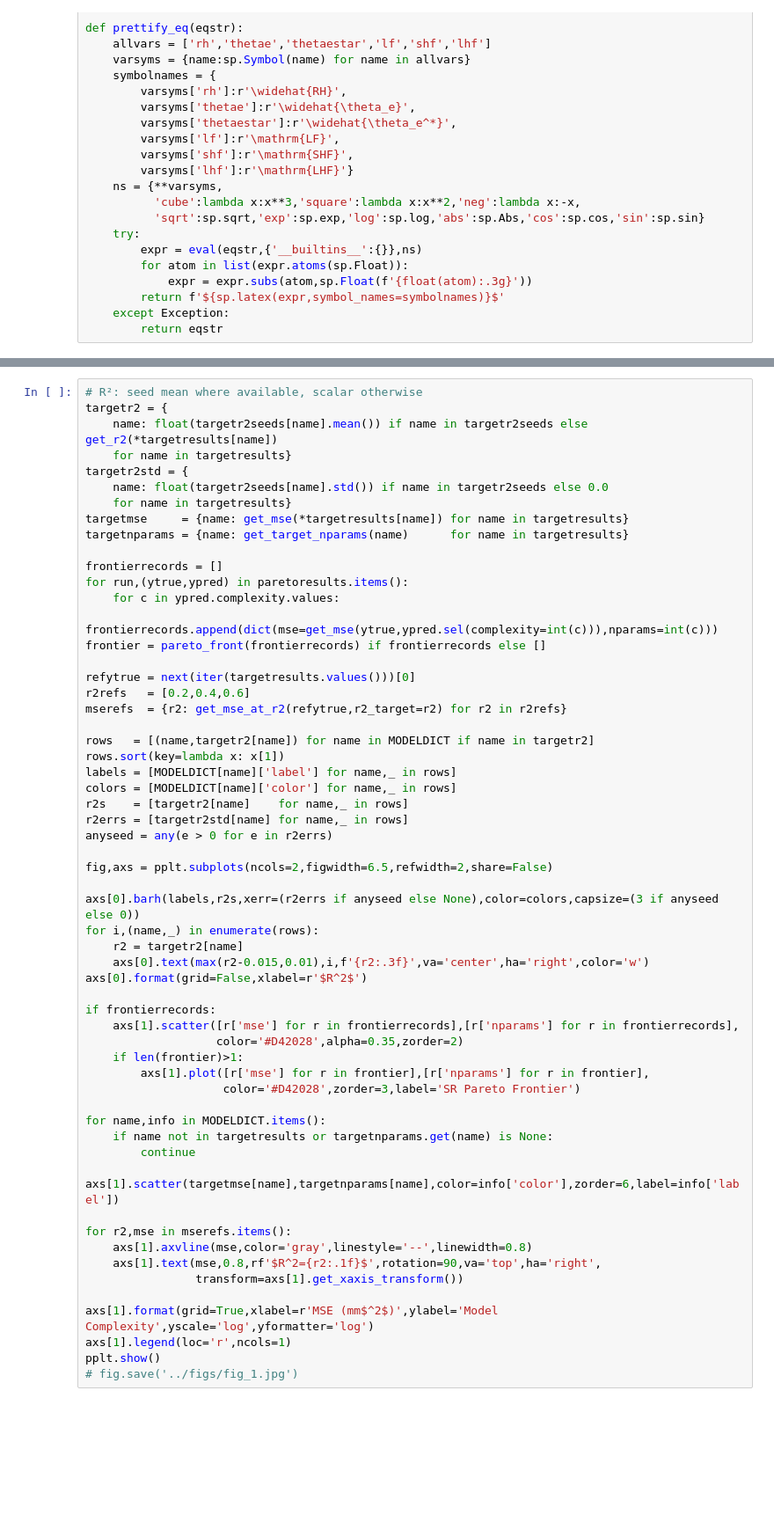
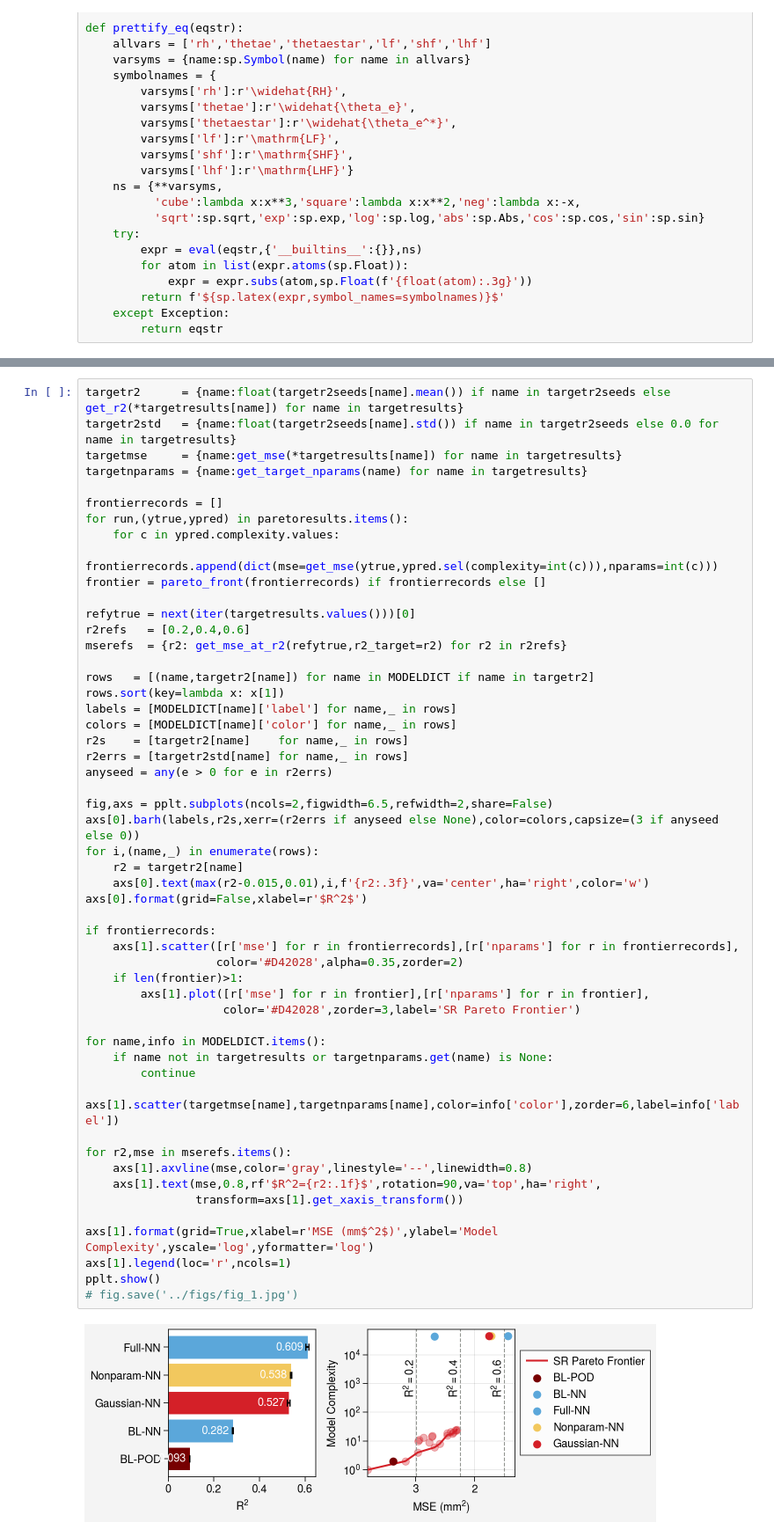
Before and after one commit to savannahferretti/monsoon-discovery, a Jupyter notebook: notebooks/pareto.ipynb, the cells around one changed output, grey strips where cells are left out. Shown at 88% size. Drawn from its saved outputs; the diff is of its cells as text; blank space fills up the shorter version.

```diff
--- a/notebooks/pareto.ipynb
+++ b/notebooks/pareto.ipynb
@@ -164,13 +168,8 @@ print(f'Pareto runs loaded:   {len(paretoresults)}')
 # %%
-# R²: seed mean where available, scalar otherwise
-targetr2 = {
-    name: float(targetr2seeds[name].mean()) if name in targetr2seeds else get_r2(*targetresults[name])
-    for name in targetresults}
-targetr2std = {
-    name: float(targetr2seeds[name].std()) if name in targetr2seeds else 0.0
-    for name in targetresults}
-targetmse     = {name: get_mse(*targetresults[name]) for name in targetresults}
-targetnparams = {name: get_target_nparams(name)      for name in targetresults}
+targetr2      = {name:float(targetr2seeds[name].mean()) if name in targetr2seeds else get_r2(*targetresults[name]) for name in targetresults}
+targetr2std   = {name:float(targetr2seeds[name].std()) if name in targetr2seeds else 0.0 for name in targetresults}
+targetmse     = {name:get_mse(*targetresults[name]) for name in targetresults}
+targetnparams = {name:get_target_nparams(name) for name in targetresults}
 
 frontierrecords = []
 for run,(ytrue,ypred) in paretoresults.items():
@@ -191,31 +190,32 @@ r2errs = [targetr2std[name] for name,_ in rows]
 anyseed = any(e > 0 for e in r2errs)
 
 fig,axs = pplt.subplots(ncols=2,figwidth=6.5,refwidth=2,share=False)
-
 axs[0].barh(labels,r2s,xerr=(r2errs if anyseed else None),color=colors,capsize=(3 if anyseed else 0))
 for i,(name,_) in enumerate(rows):
     r2 = targetr2[name]
     axs[0].text(max(r2-0.015,0.01),i,f'{r2:.3f}',va='center',ha='right',color='w')
 axs[0].format(grid=False,xlabel=r'$R^2$')
 
 if frontierrecords:
     axs[1].scatter([r['mse'] for r in frontierrecords],[r['nparams'] for r in frontierrecords],
                    color='#D42028',alpha=0.35,zorder=2)
     if len(frontier)>1:
         axs[1].plot([r['mse'] for r in frontier],[r['nparams'] for r in frontier],
                     color='#D42028',zorder=3,label='SR Pareto Frontier')
 
 for name,info in MODELDICT.items():
     if name not in targetresults or targetnparams.get(name) is None:
         continue
     axs[1].scatter(targetmse[name],targetnparams[name],color=info['color'],zorder=6,label=info['label'])
 
 for r2,mse in mserefs.items():
     axs[1].axvline(mse,color='gray',linestyle='--',linewidth=0.8)
     axs[1].text(mse,0.8,rf'$R^2={r2:.1f}$',rotation=90,va='top',ha='right',
                 transform=axs[1].get_xaxis_transform())
 
 axs[1].format(grid=True,xlabel=r'MSE (mm$^2$)',ylabel='Model Complexity',yscale='log',yformatter='log')
 axs[1].legend(loc='r',ncols=1)
 pplt.show()
 # fig.save('../figs/fig_1.jpg')
+# %% [output]
+[figure, added]
```
Also changed, not shown: parts of 1 cell of this notebook, 1 other file.
